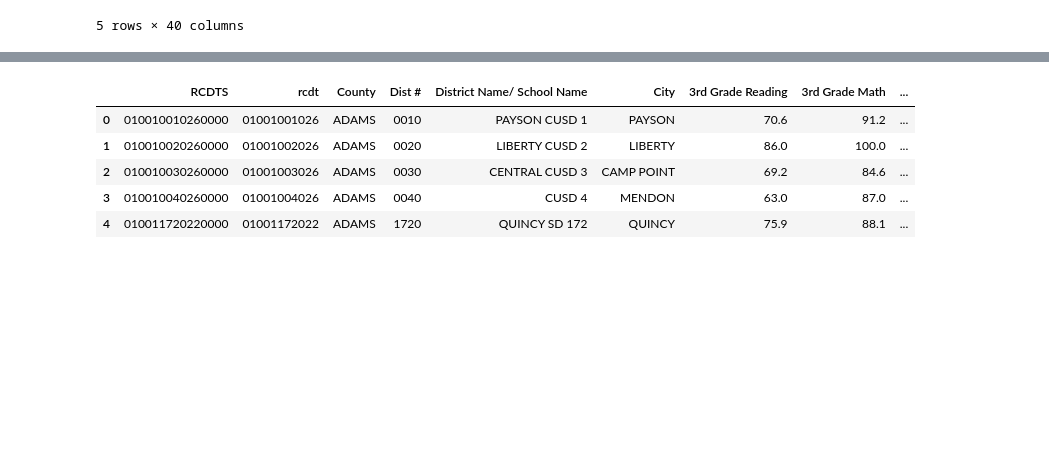
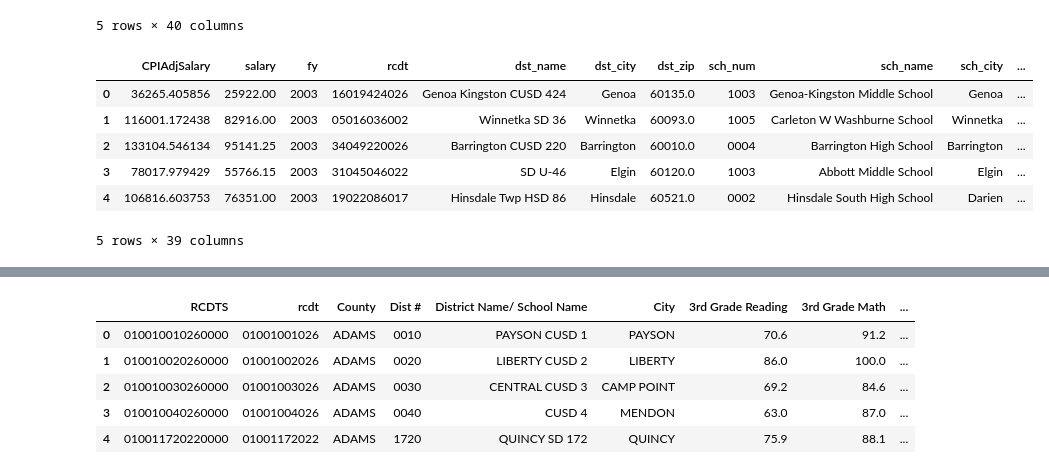
Before and after one commit to spanman888/DSC672_Teacher_Salary, a Jupyter notebook: Capstone_Teacher_Salary.ipynb, the cells around one changed output, grey strips where cells are left out. Saved outputs shown, nothing was run; the diff lists cells and outputs as text; code cells hidden in the pictures; blank space fills up the shorter version.

```diff
--- a/Capstone_Teacher_Salary.ipynb
+++ b/Capstone_Teacher_Salary.ipynb
@@ -195,6 +191,18 @@ df.head(5)
 | 3 | 78017.979429 | 55766.15 | 2003 | 31045046022 | SD U-46 | Elgin | 60120.0 | 6543 | 1003 | ... |
 | 4 | 106816.603753 | 76351.00 | 2003 | 19022086017 | Hinsdale Twp HSD 86 | Hinsdale | 60521.0 | 4578 | 0002 | ... |
 5 rows × 40 columns
+# %%
+#removing zip code + 4 features variable - postal route not useful for analysis
+df = df.drop(['dst_zip_plus4'],axis=1)
+df.head(5)
+# %% [output]
+|  | CPIAdjSalary | salary | fy | rcdt | dst_name | dst_city | dst_zip | sch_num | sch_name | sch_city | ... |
+| 0 | 36265.405856 | 25922.00 | 2003 | 16019424026 | Genoa Kingston CUSD 424 | Genoa | 60135.0 | 1003 | Genoa-Kingston Middle School | Genoa | ... |
+| 1 | 116001.172438 | 82916.00 | 2003 | 05016036002 | Winnetka SD 36 | Winnetka | 60093.0 | 1005 | Carleton W Washburne School | Winnetka | ... |
+| 2 | 133104.546134 | 95141.25 | 2003 | 34049220026 | Barrington CUSD 220 | Barrington | 60010.0 | 0004 | Barrington High School | Barrington | ... |
+| 3 | 78017.979429 | 55766.15 | 2003 | 31045046022 | SD U-46 | Elgin | 60120.0 | 1003 | Abbott Middle School | Elgin | ... |
+| 4 | 106816.603753 | 76351.00 | 2003 | 19022086017 | Hinsdale Twp HSD 86 | Hinsdale | 60521.0 | 0002 | Hinsdale South High School | Darien | ... |
+5 rows × 39 columns
 # %%
 #dropping all rows with NA values
 df = df.dropna()
```
Also changed, not shown: parts of 14 cells of this notebook.
